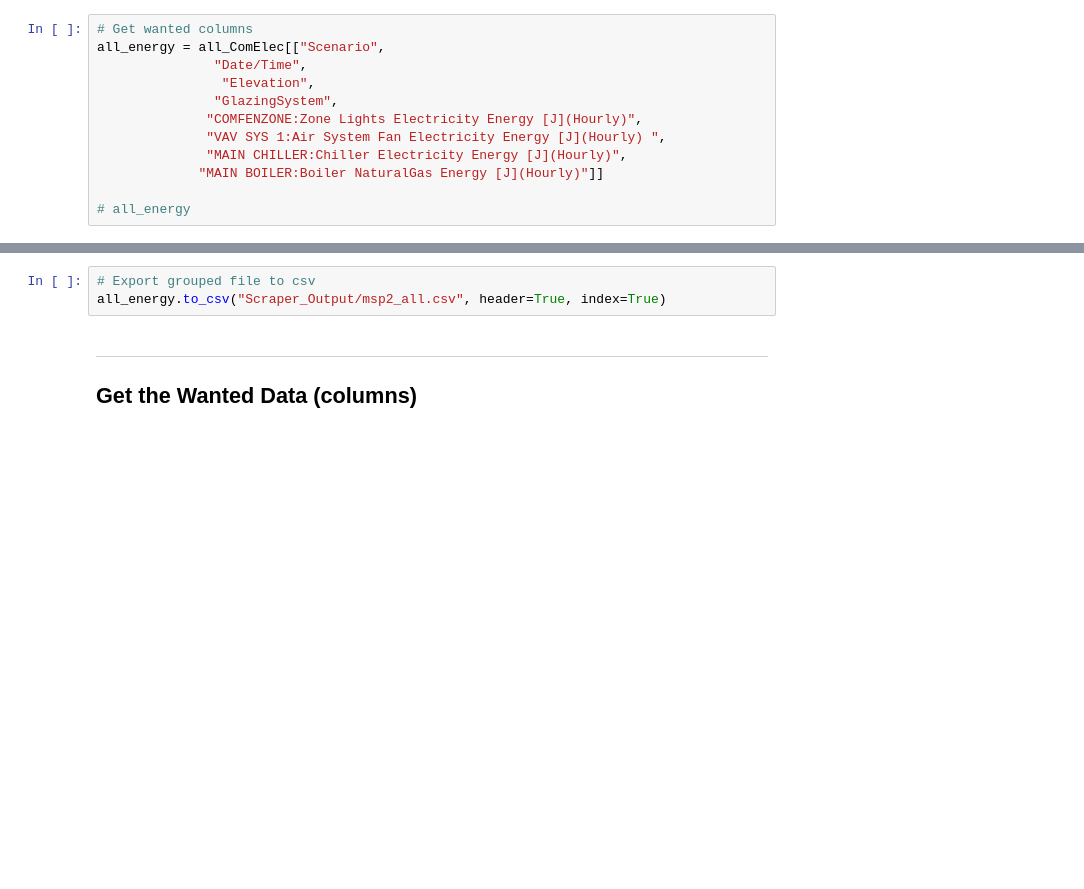
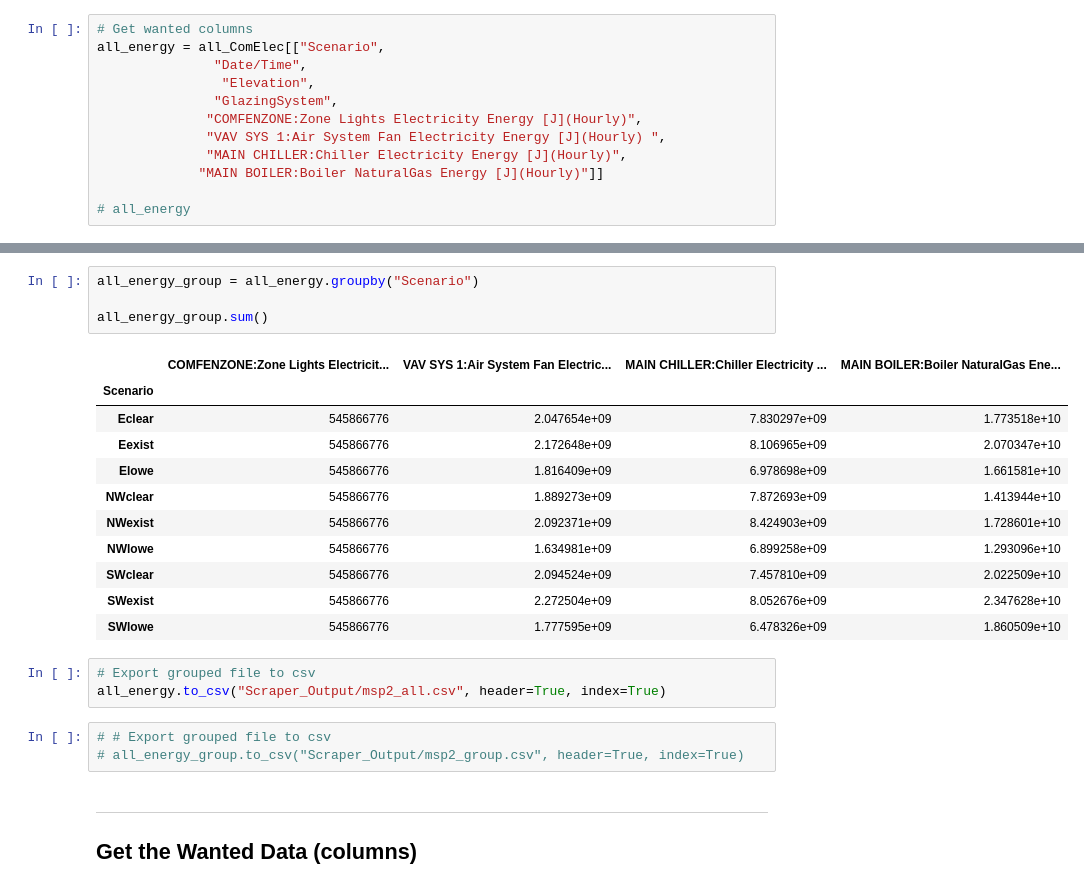
Before and after one commit to klharp/Eplus_Maine, a Jupyter notebook: MSP_RevisedHVAC-Scraper.ipynb, the cells around one changed output, grey strips where cells are left out. Saved outputs shown, nothing was run; the diff lists cells and outputs as text; blank space fills up the shorter version.

```diff
--- a/MSP_RevisedHVAC-Scraper.ipynb
+++ b/MSP_RevisedHVAC-Scraper.ipynb
@@ -116,6 +132,25 @@ all_energy = all_energy.dropna().reset_index(drop=True)
+# %%
+all_energy_group = all_energy.groupby("Scenario")
+
+all_energy_group.sum()
+# %% [output]
+|  | COMFENZONE:Zone Lights Electricit... | VAV SYS 1:Air System Fan Electric... | MAIN CHILLER:Chiller Electricity ... | MAIN BOILER:Boiler NaturalGas Ene... |
+| Scenario |  |  |  |  |
+| Eclear | 545866776 | 2.047654e+09 | 7.830297e+09 | 1.773518e+10 |
+| Eexist | 545866776 | 2.172648e+09 | 8.106965e+09 | 2.070347e+10 |
+| Elowe | 545866776 | 1.816409e+09 | 6.978698e+09 | 1.661581e+10 |
+| NWclear | 545866776 | 1.889273e+09 | 7.872693e+09 | 1.413944e+10 |
+| NWexist | 545866776 | 2.092371e+09 | 8.424903e+09 | 1.728601e+10 |
+| NWlowe | 545866776 | 1.634981e+09 | 6.899258e+09 | 1.293096e+10 |
+| SWclear | 545866776 | 2.094524e+09 | 7.457810e+09 | 2.022509e+10 |
+| SWexist | 545866776 | 2.272504e+09 | 8.052676e+09 | 2.347628e+10 |
+| SWlowe | 545866776 | 1.777595e+09 | 6.478326e+09 | 1.860509e+10 |
 # %%
 # Export grouped file to csv
 all_energy.to_csv("Scraper_Output/msp2_all.csv", header=True, index=True)
+# %%
+# # Export grouped file to csv
+# all_energy_group.to_csv("Scraper_Output/msp2_group.csv", header=True, index=True)
 # %% [markdown]
 -----
 
```
Also changed, not shown: parts of 13 cells of this notebook, 14 other files.
